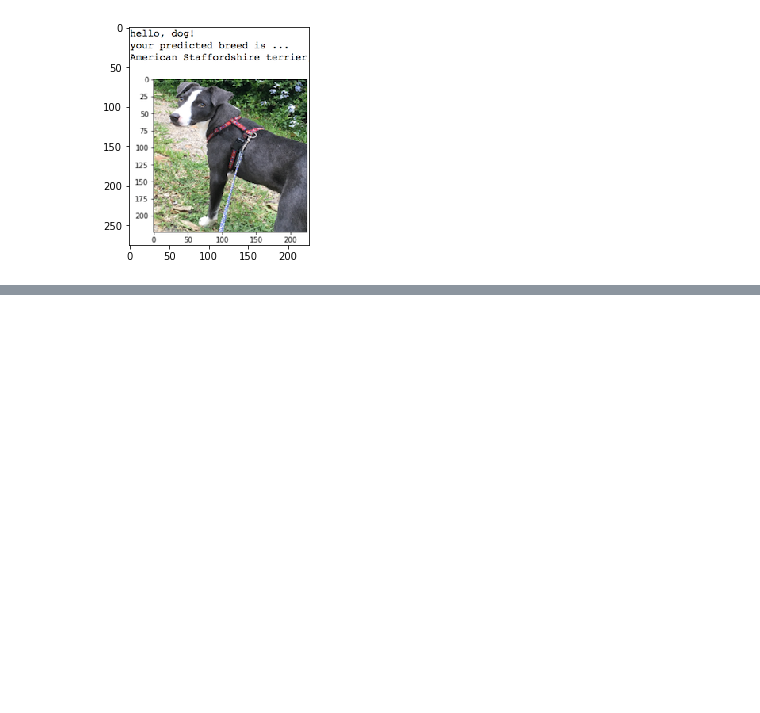
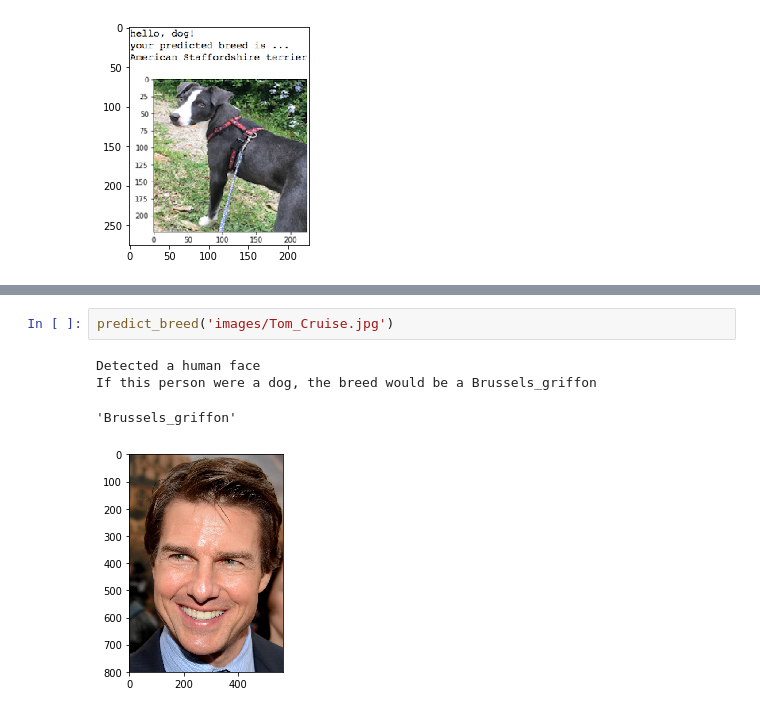
Before and after one commit to midroid/dog-project, a Jupyter notebook: dog_app.ipynb, the cells around one changed output, grey strips where cells are left out. Drawn from its saved outputs; the diff is of its cells as text; blank space fills up the shorter version.

Commit message:
Minimum 2 dog images and 2 human images

```diff
--- a/dog_app.ipynb
+++ b/dog_app.ipynb
@@ -887 +893,8 @@ The breed of dog is a Welsh_springer_spaniel
 [figure]
+# %%
+predict_breed('images/Tom_Cruise.jpg')
+# %% [output]
+Detected a human face
+If this person were a dog, the breed would be a Brussels_griffon
+'Brussels_griffon'
+[figure, added]
```
Also changed, not shown: parts of 17 cells of this notebook, 1 other file.
